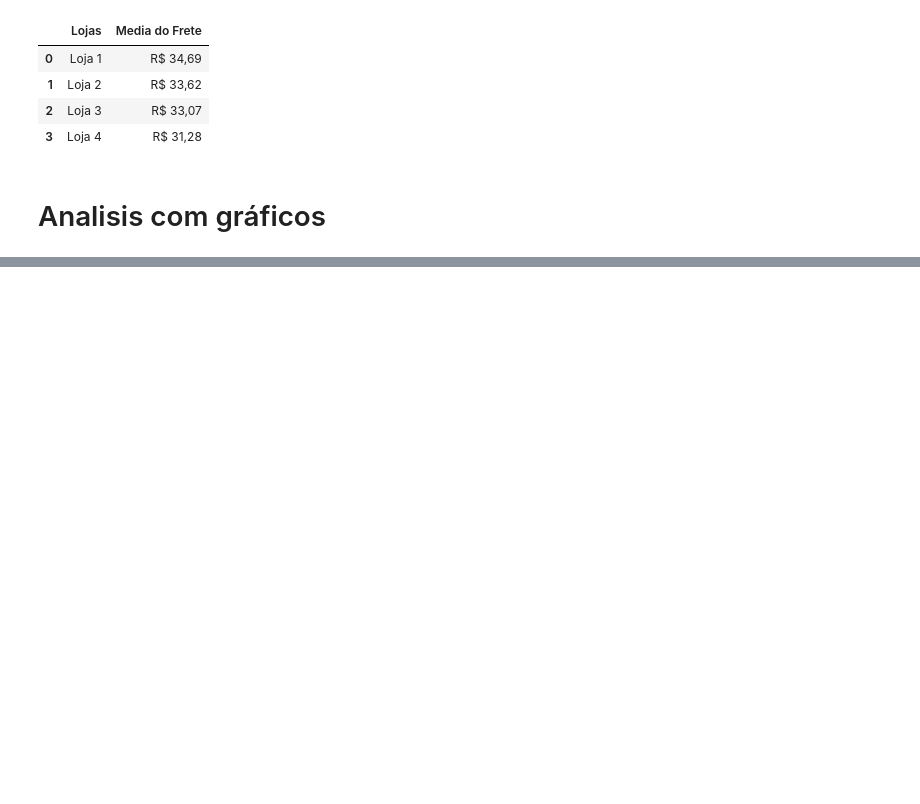
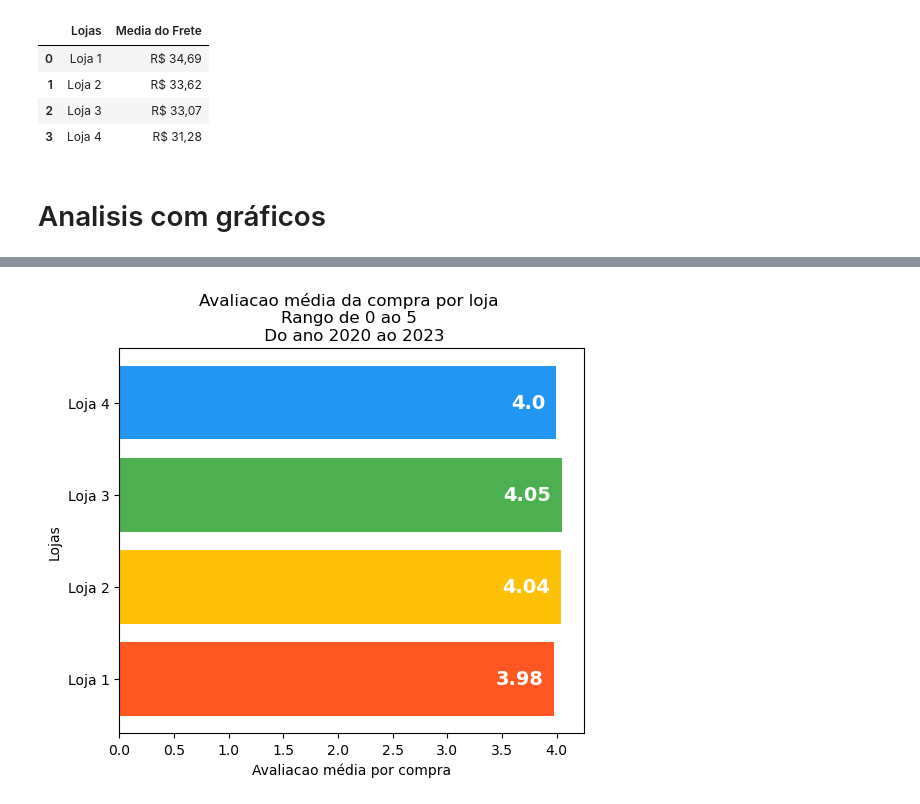
Before and after one commit to ygor-github/challenge-alura-store, a Jupyter notebook: AluraStoreBr.ipynb, the cells around one changed output, grey strips where cells are left out. Drawn from its saved outputs; the diff is of its cells as text; code cells hidden in the pictures; blank space fills up the shorter version.

```diff
--- a/AluraStoreBr.ipynb
+++ b/AluraStoreBr.ipynb
@@ -230,0 +239,18 @@ plt.show()
+# %%
+# Mostrando média das avalicaoes por loja com grafico de barras horizontal:
+#Criando grafico Bar
+plt.figure(figsize=(6, 5))
+plt.barh(media_avaliacao_por_loja["Lojas"], media_avaliacao_por_loja["Media Avalc. Compra"], color=colors)
+plt.title(f'Avaliacao média da compra por loja \nRango de 0 ao 5 \n Do ano {anos[0]} ao {anos[-1]}')
+plt.xlabel('Avaliacao média por compra')
+plt.ylabel('Lojas')
+
+# Adicionando os valores dentro das barras
+for index, value in enumerate(media_avaliacao_por_loja["Media Avalc. Compra"]):
+    plt.text(value - 0.1, index, str(round(value,2)), va='center', ha='right', color='white', fontsize=14, fontweight='bold')  # 'ha' é a horizontal alignment
+
+# Tornar o fundo da figura semi-transparente
+plt.gcf().patch.set_facecolor((1, 1, 1, 0.8))  # Cor branca com 50% de transparência
+plt.show()
+# %% [output]
+[figure, added]
```
Also changed, not shown: parts of 4 cells of this notebook.
